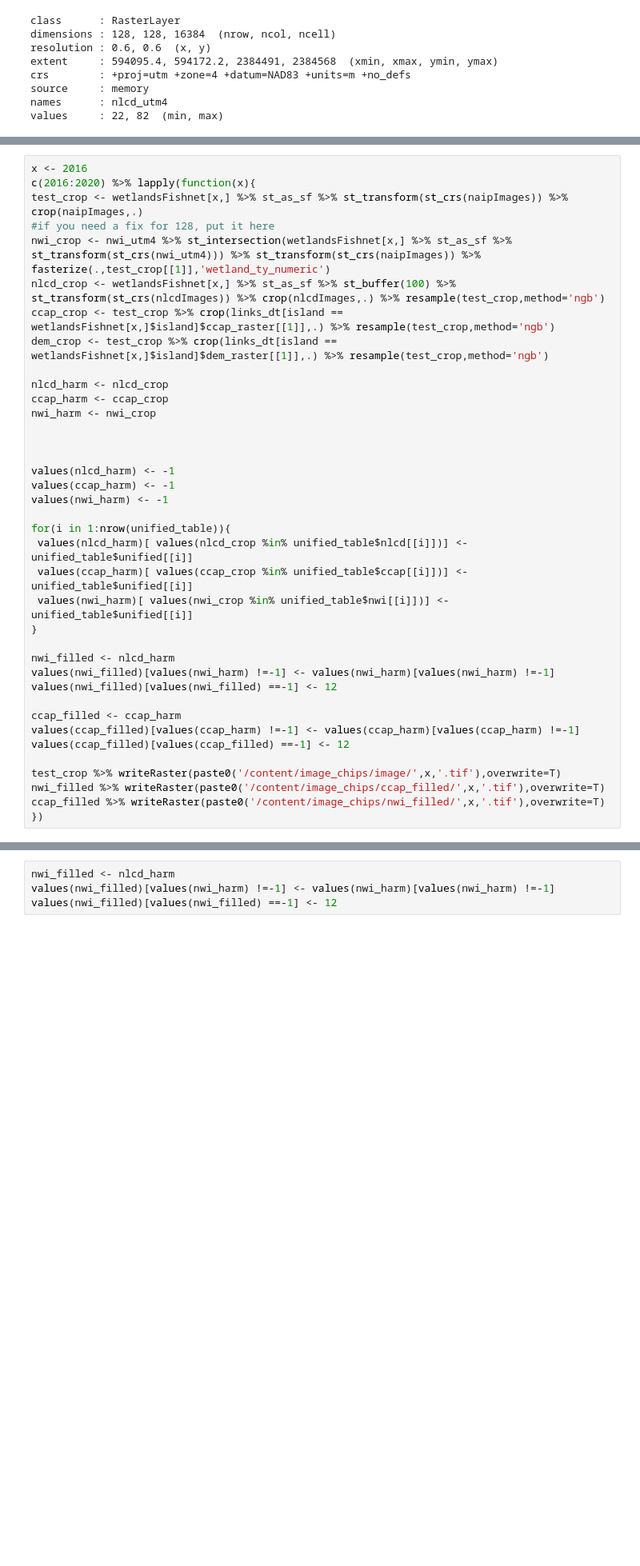
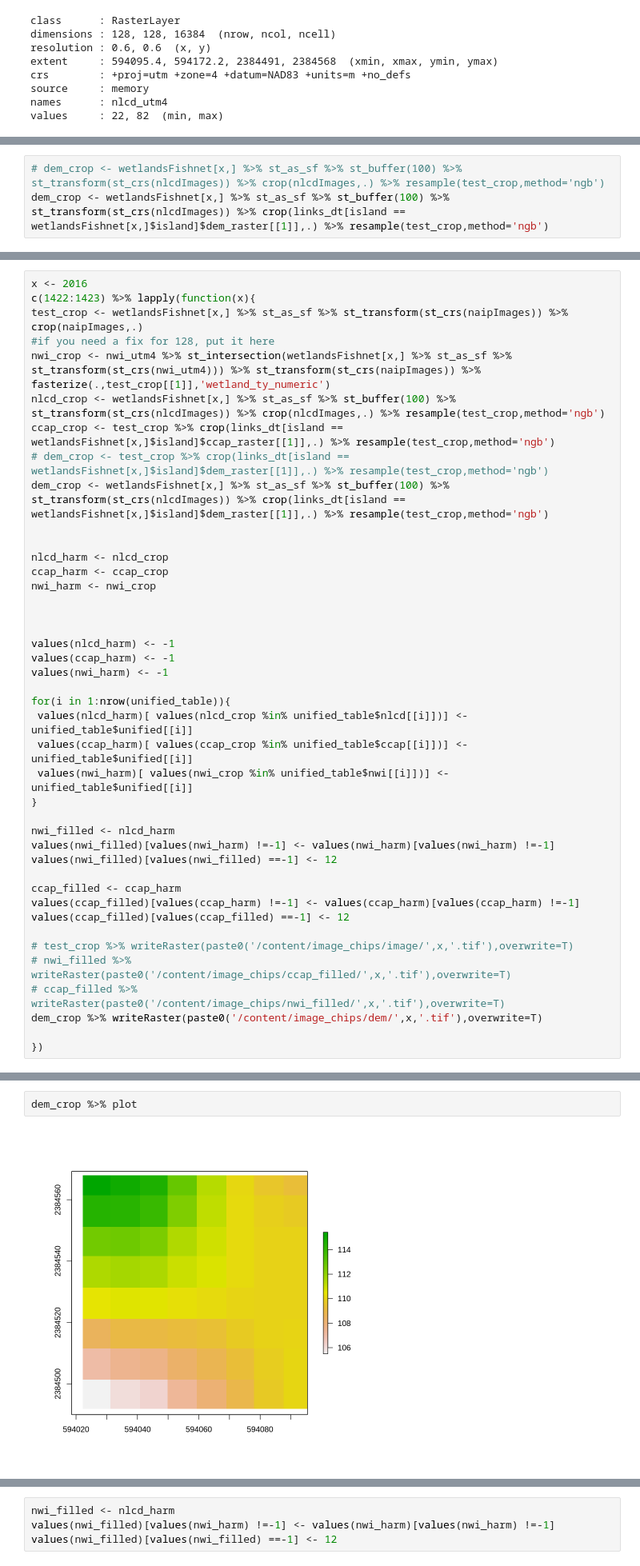
Before and after one commit to MadmanMarble/MadmanMarble, a Jupyter notebook: Untitled25.ipynb, the cells around one changed output, grey strips where cells are left out. Shown at 80% size. Drawn from its saved outputs; the diff is of its cells as text; blank space fills up the shorter version.

Commit message:
naip crop, updated dem_crop

```diff
--- a/Untitled25.ipynb
+++ b/Untitled25.ipynb
@@ -908,0 +920,3 @@ values     : 22, 82  (min, max)
+# %%
+# dem_crop <- wetlandsFishnet[x,] %>% st_as_sf %>% st_buffer(100) %>% st_transform(st_crs(nlcdImages)) %>% crop(nlcdImages,.) %>% resample(test_crop,method='ngb')
+dem_crop <- wetlandsFishnet[x,] %>% st_as_sf %>% st_buffer(100) %>% st_transform(st_crs(nlcdImages)) %>% crop(links_dt[island ==  wetlandsFishnet[x,]$island]$dem_raster[[1]],.) %>% resample(test_crop,method='ngb')
@@ -909,12 +934,14 @@ values     : 22, 82  (min, max)
 # %%
 x <- 2016
-c(2016:2020) %>% lapply(function(x){
+c(1422:1423) %>% lapply(function(x){
 test_crop <- wetlandsFishnet[x,] %>% st_as_sf %>% st_transform(st_crs(naipImages)) %>% crop(naipImages,.)
 #if you need a fix for 128, put it here
 nwi_crop <- nwi_utm4 %>% st_intersection(wetlandsFishnet[x,] %>% st_as_sf %>% st_transform(st_crs(nwi_utm4))) %>% st_transform(st_crs(naipImages)) %>% fasterize(.,test_crop[[1]],'wetland_ty_numeric')
 nlcd_crop <- wetlandsFishnet[x,] %>% st_as_sf %>% st_buffer(100) %>% st_transform(st_crs(nlcdImages)) %>% crop(nlcdImages,.) %>% resample(test_crop,method='ngb')
 ccap_crop <- test_crop %>% crop(links_dt[island ==  wetlandsFishnet[x,]$island]$ccap_raster[[1]],.) %>% resample(test_crop,method='ngb')
-dem_crop <- test_crop %>% crop(links_dt[island ==  wetlandsFishnet[x,]$island]$dem_raster[[1]],.) %>% resample(test_crop,method='ngb')
+# dem_crop <- test_crop %>% crop(links_dt[island ==  wetlandsFishnet[x,]$island]$dem_raster[[1]],.) %>% resample(test_crop,method='ngb')
+dem_crop <- wetlandsFishnet[x,] %>% st_as_sf %>% st_buffer(100) %>% st_transform(st_crs(nlcdImages)) %>% crop(links_dt[island ==  wetlandsFishnet[x,]$island]$dem_raster[[1]],.) %>% resample(test_crop,method='ngb')
+
 
 nlcd_harm <- nlcd_crop
 ccap_harm <- ccap_crop
@@ -940,9 +967,11 @@ ccap_filled <- ccap_harm
 values(ccap_filled)[values(ccap_harm) !=-1] <- values(ccap_harm)[values(ccap_harm) !=-1]
 values(ccap_filled)[values(ccap_filled) ==-1] <- 12
 
-test_crop %>% writeRaster(paste0('/content/image_chips/image/',x,'.tif'),overwrite=T)
-nwi_filled %>% writeRaster(paste0('/content/image_chips/ccap_filled/',x,'.tif'),overwrite=T)
-ccap_filled %>% writeRaster(paste0('/content/image_chips/nwi_filled/',x,'.tif'),overwrite=T)
+# test_crop %>% writeRaster(paste0('/content/image_chips/image/',x,'.tif'),overwrite=T)
+# nwi_filled %>% writeRaster(paste0('/content/image_chips/ccap_filled/',x,'.tif'),overwrite=T)
+# ccap_filled %>% writeRaster(paste0('/content/image_chips/nwi_filled/',x,'.tif'),overwrite=T)
+dem_crop %>% writeRaster(paste0('/content/image_chips/dem/',x,'.tif'),overwrite=T)
+
 })
 # %% [output]
 Warning message:
@@ -979,3 +1001,7 @@ values     : 7, 7  (min, max)
+# %%
+dem_crop %>% plot
+# %% [output]
+[figure, added]
 # %%
 nlcd_harm <- nlcd_crop
 ccap_harm <- ccap_crop
```
Also changed, not shown: parts of 4 cells of this notebook.
